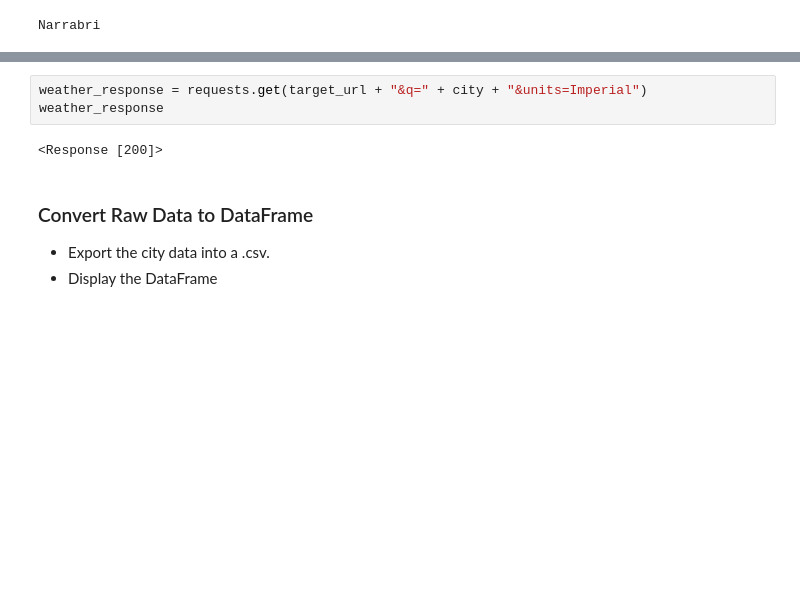
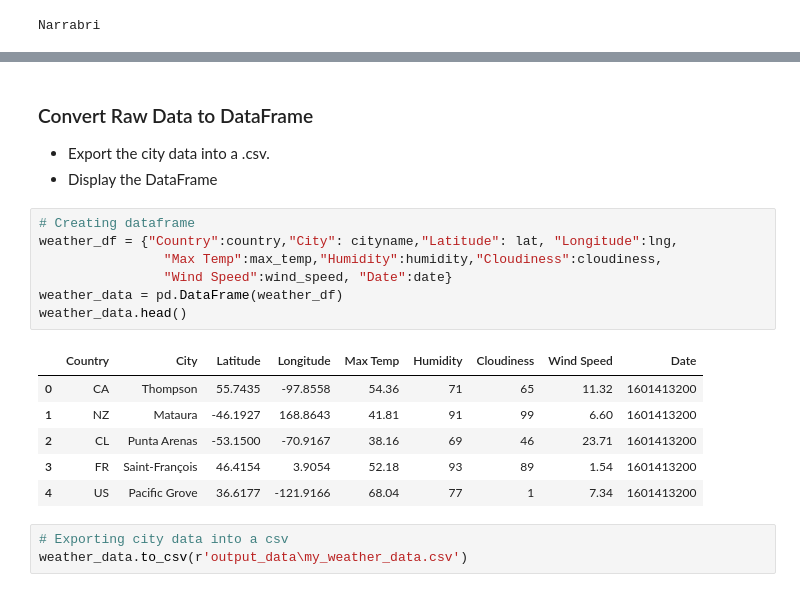
Before and after one commit to GStout17/python-api-challenge, a Jupyter notebook: WeatherPy/WeatherPy.ipynb, the cells around one changed output, grey strips where cells are left out. Drawn from its saved outputs; the diff is of its cells as text; blank space fills up the shorter version.

Commit message:
Created dataframe, exported csv file to output_data

```diff
--- a/WeatherPy/WeatherPy.ipynb
+++ b/WeatherPy/WeatherPy.ipynb
@@ -153,13 +155,25 @@ Processing record 603 of Set 1 | pareora
 Record not found
 Processing record 604 of Set 1 | caconda
 Please work
-# %%
-weather_response = requests.get(target_url + "&q=" + city + "&units=Imperial")
-weather_response
-# %% [output]
-<Response [200]>
 # %% [markdown]
 ### Convert Raw Data to DataFrame
 
 - Export the city data into a .csv.
 - Display the DataFrame
+# %%
+# Creating dataframe
+weather_df = {"Country":country,"City": cityname,"Latitude": lat, "Longitude":lng,
+                "Max Temp":max_temp,"Humidity":humidity,"Cloudiness":cloudiness,
+                "Wind Speed":wind_speed, "Date":date}
+weather_data = pd.DataFrame(weather_df)
+weather_data.head()
+# %% [output]
+|  | Country | City | Latitude | Longitude | Max Temp | Humidity | Cloudiness | Wind Speed | Date |
+| 0 | CA | Thompson | 55.7435 | -97.8558 | 54.36 | 71 | 65 | 11.32 | 1601413200 |
+| 1 | NZ | Mataura | -46.1927 | 168.8643 | 41.81 | 91 | 99 | 6.60 | 1601413200 |
+| 2 | CL | Punta Arenas | -53.1500 | -70.9167 | 38.16 | 69 | 46 | 23.71 | 1601413200 |
+| 3 | FR | Saint-François | 46.4154 | 3.9054 | 52.18 | 93 | 89 | 1.54 | 1601413200 |
+| 4 | US | Pacific Grove | 36.6177 | -121.9166 | 68.04 | 77 | 1 | 7.34 | 1601413200 |
+# %%
+# Exporting city data into a csv
+weather_data.to_csv(r'output_data\my_weather_data.csv')
```
Also changed, not shown: parts of 1 cell of this notebook, 1 other file.
